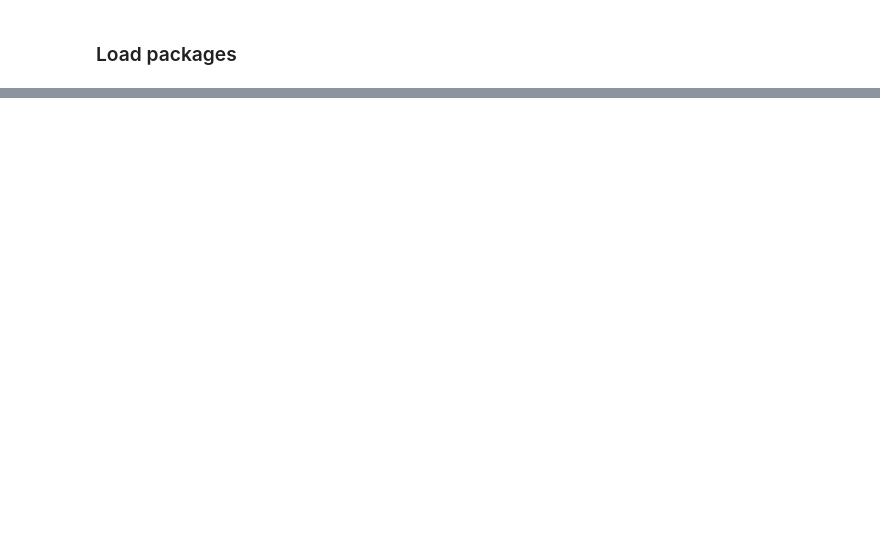
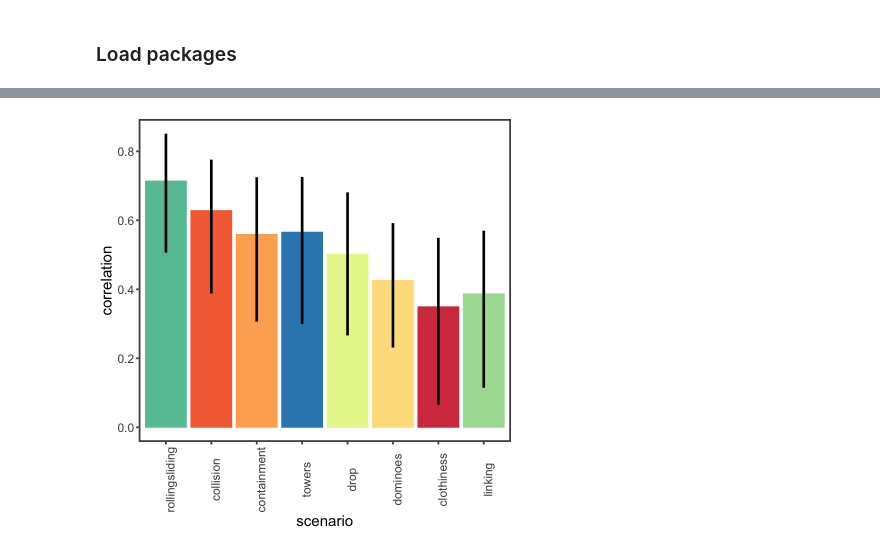
Before and after one commit to cogtoolslab/physics-benchmarking-neurips2021, a Jupyter notebook: analysis/prettyplot_human_model_behavior.ipynb, the cells around one changed output, grey strips where cells are left out. Cells and saved outputs as stored; diff of their text form; code cells hidden in the pictures; blank space fills up the shorter version.

Commit message:
add inter-rater correlation fig

```diff
--- a/analysis/prettyplot_human_model_behavior.ipynb
+++ b/analysis/prettyplot_human_model_behavior.ipynb
@@ -64,2 +54,21 @@ ggsave('../results/plots/human_accuracy_across_scenarios.pdf', width=12, height
+# %%
+## TODO: human-model correlation
+combined %>%
+  ggplot(aes(x=reorder(scenario,-obs_mean), y=corr_med, color=scenario, fill=scenario)) +
+  geom_bar(stat='identity') +
+  geom_errorbar(aes(ymin=corr_lb, ymax = corr_ub), width = 0, size = 1.5, color='black') +
+    theme_few() +
+    xlab('scenario') +
+    ylab('correlation') +
+    theme(text = element_text(size=18),
+          element_line(size=1),
+          element_rect(size=2, color="#00000"),
+          axis.text.x = element_text(angle=90)) +
+    theme(legend.position = "none") +
+    scale_fill_brewer(palette="Spectral") + scale_color_brewer(palette="Spectral")
+
+ggsave('../results/plots/human_pairwiseCorrs_across_scenarios.pdf', width=12, height = 18, units='cm')
+# %% [output]
+[figure, added]
 # %%
 ## TODO: human-model kappa
```
Also changed, not shown: parts of 4 cells of this notebook, 3 other files.
